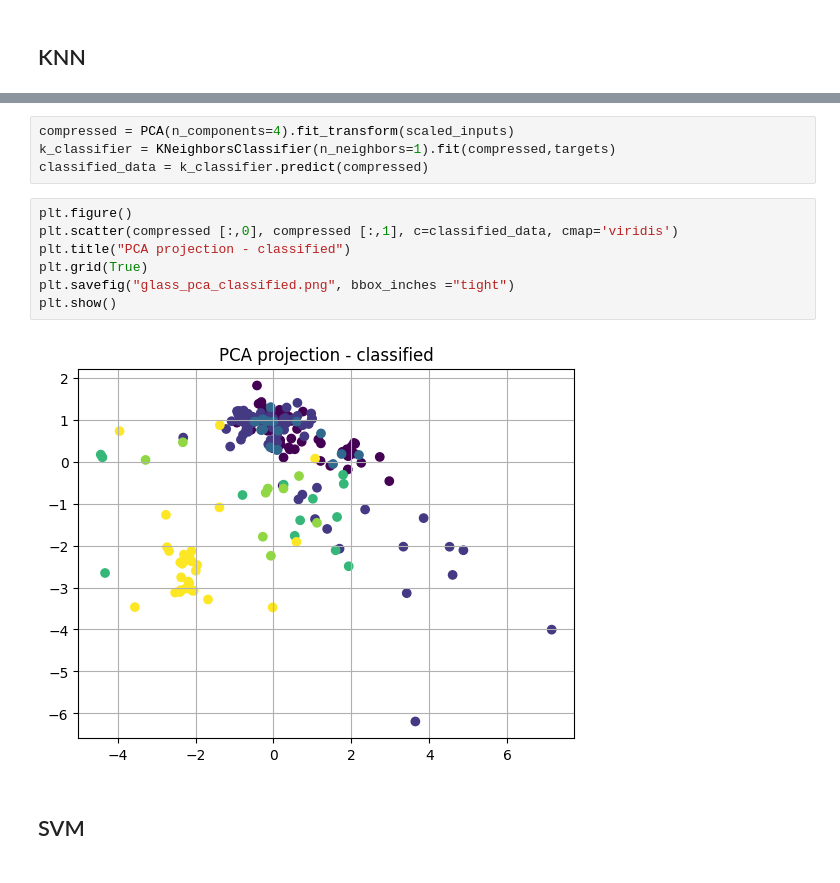
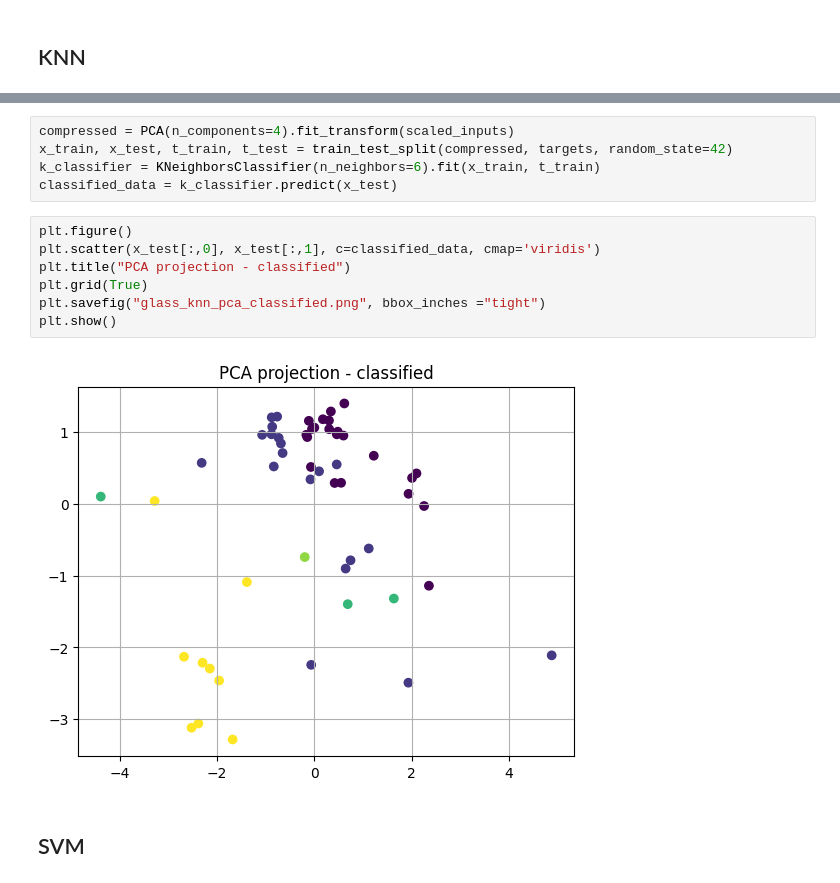
Before and after one commit to MxFrgsn/COMP2002_CW2, a Jupyter notebook: COMP2002.ipynb, the cells around one changed output, grey strips where cells are left out. Drawn from its saved outputs; the diff is of its cells as text.

```diff
--- a/COMP2002.ipynb
+++ b/COMP2002.ipynb
@@ -79,16 +157,17 @@ plt.show()
 # %%
 compressed = PCA(n_components=4).fit_transform(scaled_inputs)
-k_classifier = KNeighborsClassifier(n_neighbors=1).fit(compressed,targets)
-classified_data = k_classifier.predict(compressed)
+x_train, x_test, t_train, t_test = train_test_split(compressed, targets, random_state=42)
+k_classifier = KNeighborsClassifier(n_neighbors=6).fit(x_train, t_train)
+classified_data = k_classifier.predict(x_test)
 # %%
 plt.figure()
-plt.scatter(compressed [:,0], compressed [:,1], c=classified_data, cmap='viridis')
+plt.scatter(x_test[:,0], x_test[:,1], c=classified_data, cmap='viridis')
 plt.title("PCA projection - classified")
 plt.grid(True)
-plt.savefig("glass_pca_classified.png", bbox_inches ="tight")
+plt.savefig("glass_knn_pca_classified.png", bbox_inches ="tight")
 plt.show()
 # %% [output]
-[figure, old version]
+[figure, new version]
 # %% [markdown]
 ## SVM
 # %% [markdown]
```
Also changed, not shown: parts of 3 cells of this notebook, 8 other files.
